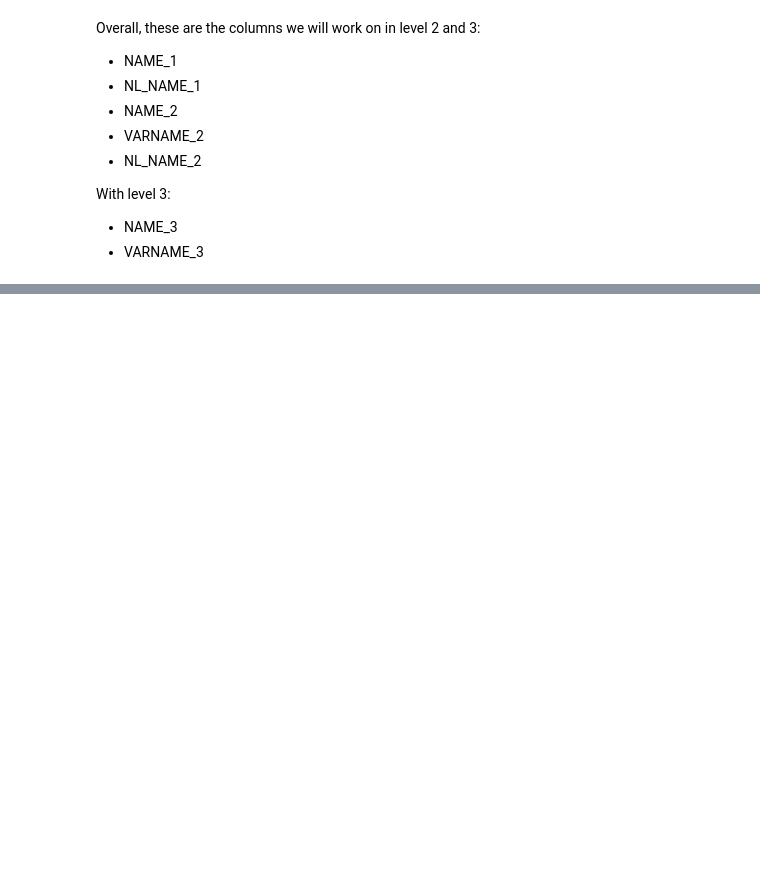
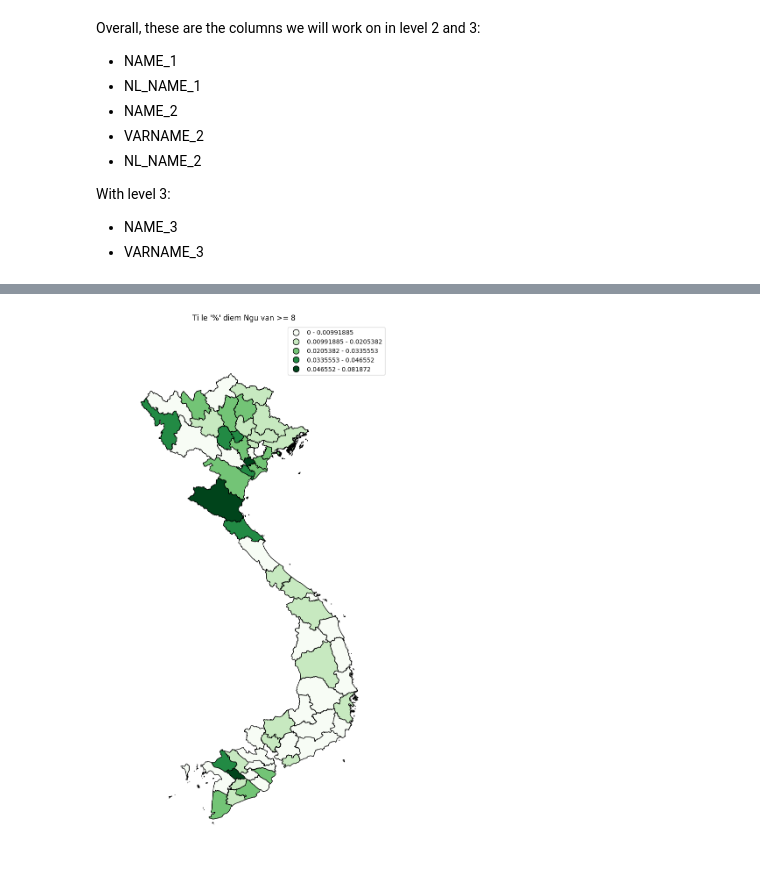
Before and after one commit to amezaikupan/2024_VIETNAM_MAP_PLOT_PROJECT, a Jupyter notebook: app_choropleth_national_exam_2019.ipynb, the cells around one changed output, grey strips where cells are left out. Cells and saved outputs as stored; diff of their text form; code cells hidden in the pictures; blank space fills up the shorter version.

```diff
--- a/app_choropleth_national_exam_2019.ipynb
+++ b/app_choropleth_national_exam_2019.ipynb
@@ -129,0 +176,8 @@ exam2019.head()
+# %%
+subject = 'Ngu Van'
+exam2019_good_cnt = exam2019[exam2019[subject] >= 8].groupby(['province', 'geometry']).count()
+exam2019_cnt = exam2019.groupby(['province', 'geometry']).count()
+# print(exam2019_good_cnt / exam2019_cnt)
+
+print(exam2019_good_cnt)
+print(exam2019_cnt)
@@ -129,0 +202,24 @@ exam2019.head()
+# %%
+def draw_choropleth(data, subject, title):
+    ax = gplt.choropleth(
+        data, hue=subject, projection=gcrs.AlbersEqualArea(),
+        edgecolor='black', linewidth=1,
+        cmap='Greens', legend=True,
+        scheme='FisherJenks',
+        figsize=(12, 16))
+
+    ax.set_title(title)
+
+def makeGeopandas(data):
+    res = gpd.GeoDataFrame(data,crs="EPSG:4326", geometry='geometry')
+    return res
+
+def calculateRatio(subject):
+    good_cnt = exam2019[exam2019[subject] >= 8].groupby(['province', 'geometry']).count()
+    return good_cnt / exam2019_cnt
+# %%
+exam_2019_good_ratio = exam2019_good_cnt / exam2019_cnt
+
+draw_choropleth(makeGeopandas(exam_2019_good_ratio.reset_index()), "Ngu Van", "Ti le '%' diem Ngu van >= 8")
+# %% [output]
+[figure, added]
```
Also changed, not shown: parts of 10 cells of this notebook.
